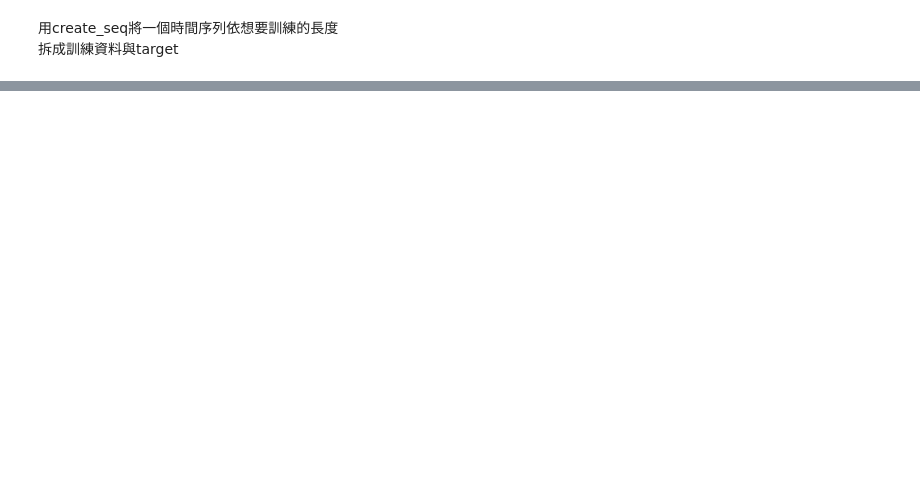
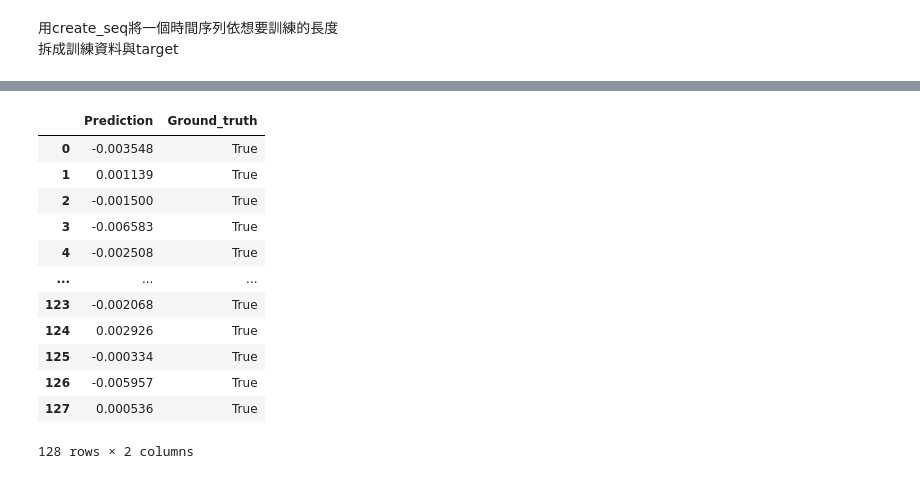
Before and after one commit to robertbasement/1D_CNN-for-time-series, a Jupyter notebook: Conv1d model for time series.ipynb, the cells around one changed output, grey strips where cells are left out. Saved outputs shown, nothing was run; the diff lists cells and outputs as text; code cells hidden in the pictures; blank space fills up the shorter version.

```diff
--- a/Conv1d model for time series.ipynb
+++ b/Conv1d model for time series.ipynb
@@ -325,0 +393,16 @@ raw_data.loc['2021'].plot()
+# %%
+result
+# %% [output]
+|  | Prediction | Ground_truth |
+| 0 | -0.003548 | True |
+| 1 | 0.001139 | True |
+| 2 | -0.001500 | True |
+| 3 | -0.006583 | True |
+| 4 | -0.002508 | True |
+| ... | ... | ... |
+| 123 | -0.002068 | True |
+| 124 | 0.002926 | True |
+| 125 | -0.000334 | True |
+| 126 | -0.005957 | True |
+| 127 | 0.000536 | True |
+128 rows × 2 columns
```
Also changed, not shown: parts of 24 cells of this notebook.
